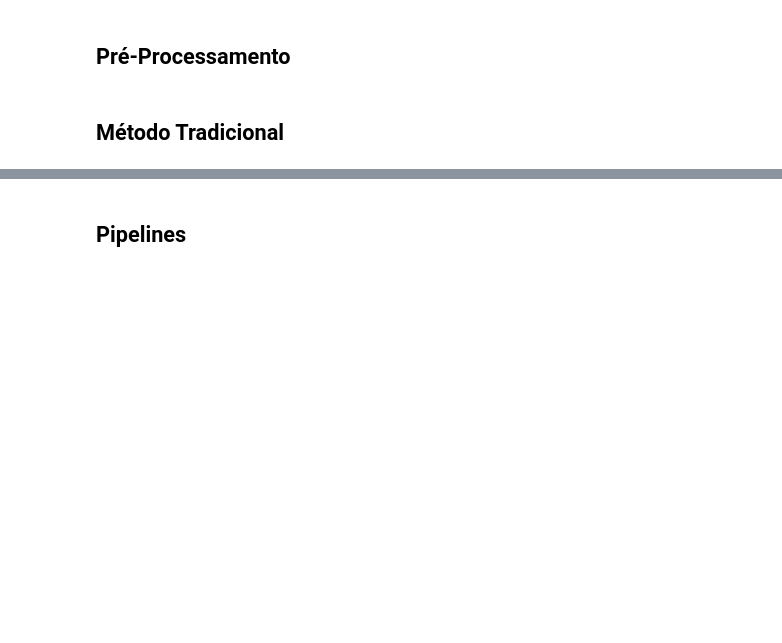
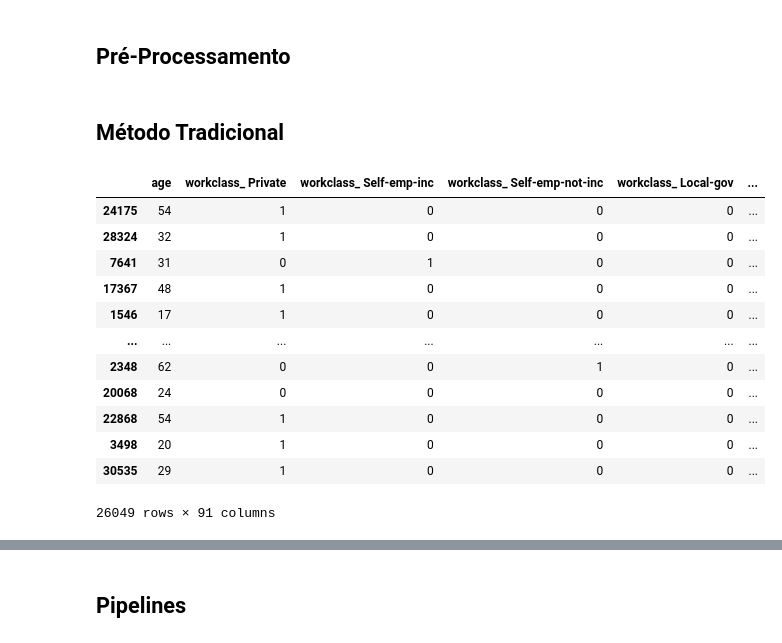
Before and after one commit to wellingtondantas/Data-Science, a Jupyter notebook: DS-Base/Analysis/Data-Modeling.ipynb, the cells around one changed output, grey strips where cells are left out. Drawn from its saved outputs; the diff is of its cells as text; code cells hidden in the pictures; blank space fills up the shorter version.

Commit message:
Data-Modeling
Aplicação de ML tradicional

```diff
--- a/DS-Base/Analysis/Data-Modeling.ipynb
+++ b/DS-Base/Analysis/Data-Modeling.ipynb
@@ -62,3 +62,39 @@ X = df.drop(['income'], axis=1, inplace=False)
 y = df['income']
 # %% [markdown]
 ## Método Tradicional
+# %%
+# Separa os dados em treino e teste
+
+X_train, X_test, y_train, y_test = train_test_split(X,y, train_size=0.2)
+# %%
+#Aplica o One Hot Encoder
+ohe = ce.OneHotEncoder(use_cat_names=True)
+
+X_train = ohe.fit_transform(X_train)
+
+X_test = ohe.fit_transform(X_test)
+
+
+#Aplica a Padronização
+
+scaler = StandardScaler().fit(X_train)
+# %%
+X_train = scaler.transform(X_train)
+
+X_test = scaler.transform(X_test)
+# %%
+X_test
+# %% [output]
+|  | age | workclass_ Private | workclass_ Self-emp-inc | workclass_ Self-emp-not-inc | workclass_ Local-gov | ... |
+| 24175 | 54 | 1 | 0 | 0 | 0 | ... |
+| 28324 | 32 | 1 | 0 | 0 | 0 | ... |
+| 7641 | 31 | 0 | 1 | 0 | 0 | ... |
+| 17367 | 48 | 1 | 0 | 0 | 0 | ... |
+| 1546 | 17 | 1 | 0 | 0 | 0 | ... |
+| ... | ... | ... | ... | ... | ... | ... |
+| 2348 | 62 | 0 | 0 | 1 | 0 | ... |
+| 20068 | 24 | 0 | 0 | 0 | 0 | ... |
+| 22868 | 54 | 1 | 0 | 0 | 0 | ... |
+| 3498 | 20 | 1 | 0 | 0 | 0 | ... |
+| 30535 | 29 | 1 | 0 | 0 | 0 | ... |
+26049 rows × 91 columns
```
Also changed, not shown: parts of 6 cells of this notebook.
